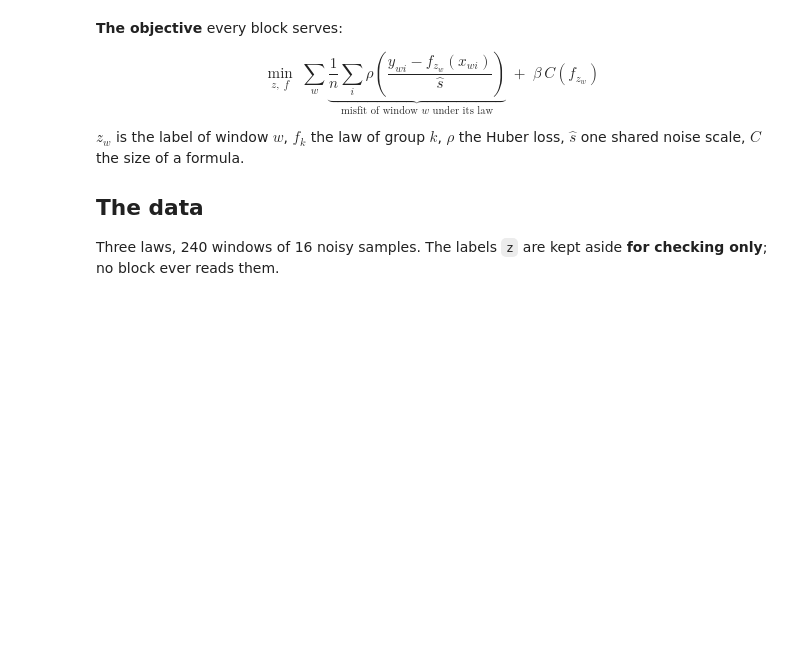
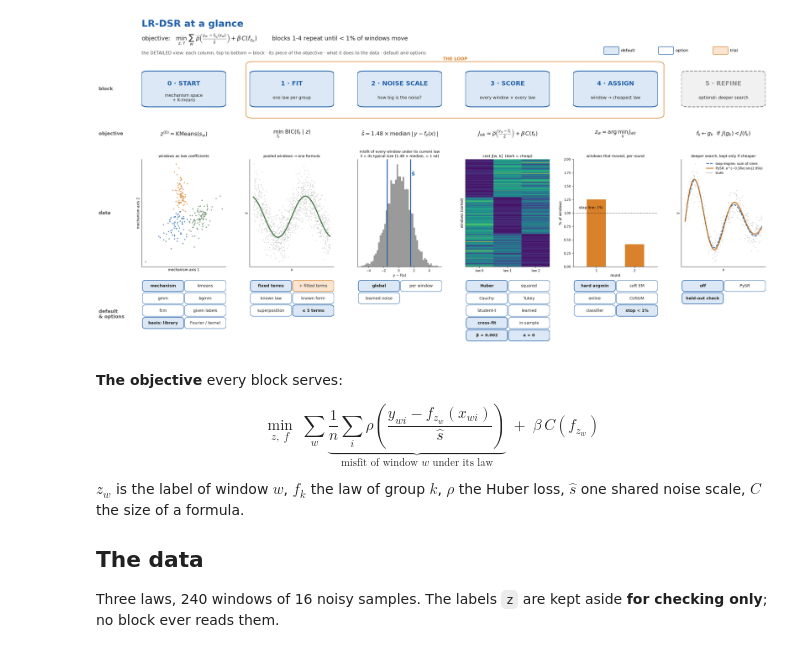
Before and after one commit to drorjac/lrdsr-clustering, a Jupyter notebook: notebooks/09_algorithm_tutorial.ipynb, the cells around one changed output. Saved outputs shown, nothing was run; the diff lists cells and outputs as text; code cells hidden in the pictures; blank space fills up the shorter version.

```diff
--- a/notebooks/09_algorithm_tutorial.ipynb
+++ b/notebooks/09_algorithm_tutorial.ipynb
@@ -28,3 +91,7 @@ Image(filename=str(ROOT / "docs" / "algorithm" / "00_algorithm_at_a_glance.png")
+# %%
+Image(filename=str(DOCS / "00_algorithm_at_a_glance.png"), width=1100)
+# %% [output]
+[figure, added]
 # %% [markdown]
 **The objective** every block serves:
 
```
Also changed, not shown: parts of 9 cells of this notebook, 8 other files.
